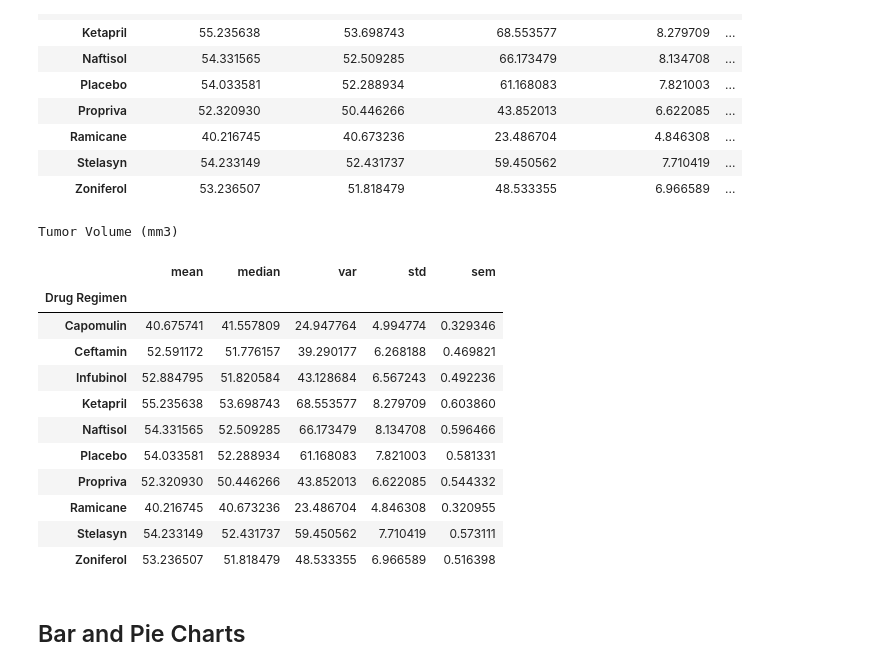
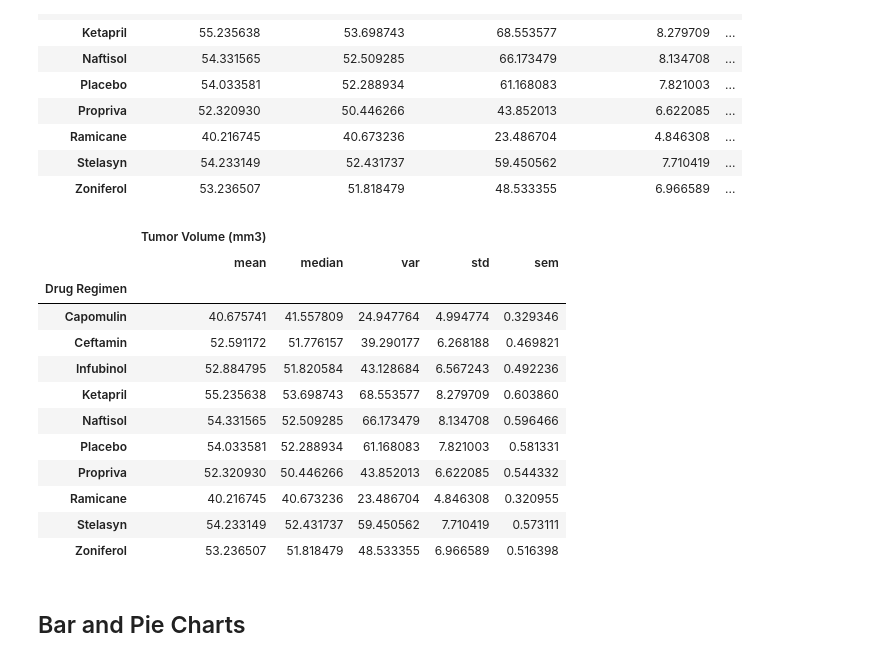
Before and after one commit to VinnyShankar/matplotlib-challenge, a Jupyter notebook: Pymaceuticals/Pymaceuticals.ipynb, the cells around one changed output. Saved outputs shown, nothing was run; the diff lists cells and outputs as text; code cells hidden in the pictures.

```diff
--- a/Pymaceuticals/Pymaceuticals.ipynb
+++ b/Pymaceuticals/Pymaceuticals.ipynb
@@ -116,12 +116,17 @@ summary
 | Stelasyn | 54.233149 | 52.431737 | 59.450562 | 7.710419 | ... |
 | Zoniferol | 53.236507 | 51.818479 | 48.533355 | 6.966589 | ... |
 # %%
-#Reproduce the same summary statistics DataFrame in a single line of code using aggregation
-summary_agg_df = regimens.aggregate(["mean","median","var","std","sem"])["Tumor Volume (mm3)"]\
-                  .style.set_caption("Tumor Volume (mm3)")
-summary_agg_df
+#Using aggregation, reproduce the same summary statistics DataFrame in a single line of code
+aggregate_df = regimens.agg({"Tumor Volume (mm3)":["mean","median","var","std","sem"]})
+
+# DataFrame caption styling
+styles = [dict(selector="caption",props=[("text-align", "right")])]
+summary_agg = aggregate_df.style.set_table_styles(styles)
+
+#Display the captioned DataFrame
+summary_agg
 # %% [output]
-Tumor Volume (mm3)
+|  | Tumor Volume (mm3) |  |  |  |  |
 |  | mean | median | var | std | sem |
 | Drug Regimen |  |  |  |  |  |
 | Capomulin | 40.675741 | 41.557809 | 24.947764 | 4.994774 | 0.329346 |
```
Also changed, not shown: parts of 2 cells of this notebook.
